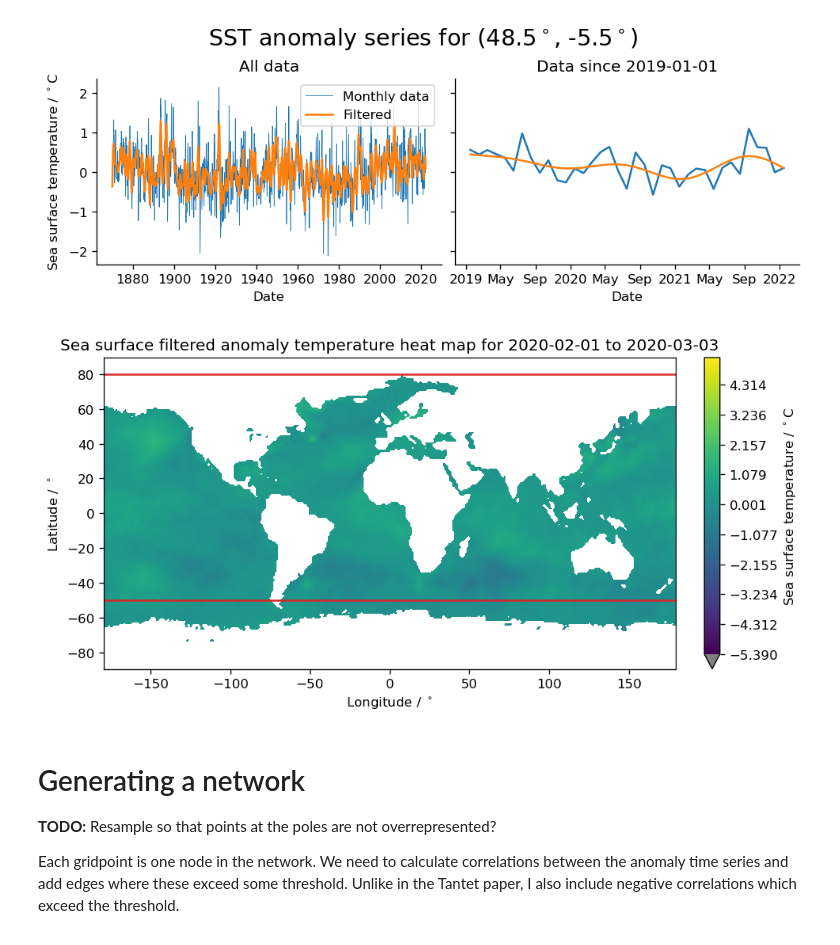
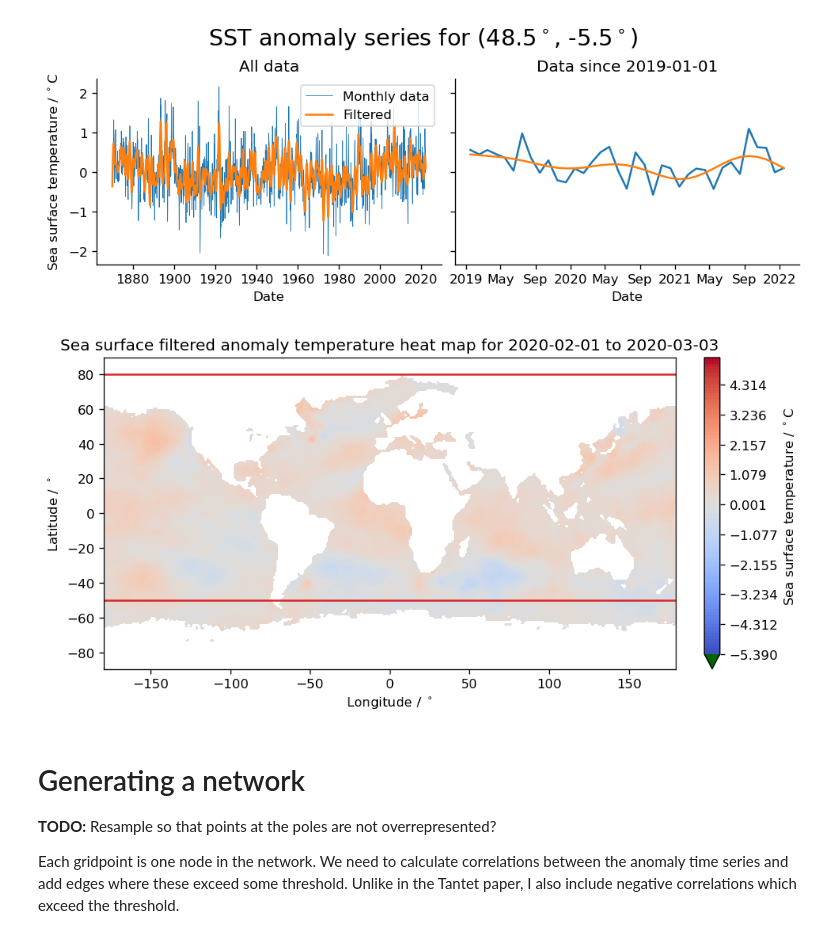
Before and after one commit to JackBuck/MA4M4-assignment, a Jupyter notebook: notebooks/Exploring_SST_Data.ipynb, the cells around one changed output. Drawn from its saved outputs; the diff is of its cells as text; code cells hidden in the pictures.

```diff
--- a/notebooks/Exploring_SST_Data.ipynb
+++ b/notebooks/Exploring_SST_Data.ipynb
@@ -278,35 +285,35 @@ _sst = sst_filt.copy()
 
 _min_temp = _sst.min()
 _max_temp = _sst.max()
 
 fig, ax = plt.subplots(figsize=(8, 4), dpi=120, constrained_layout=True)
 
-cmap = mpl.cm.get_cmap("viridis").with_extremes(under="gray")
+cmap = mpl.cm.get_cmap("coolwarm").with_extremes(under="darkgreen")
 h = ax.contourf(
     ds["longitude"][:].filled(),
     ds["latitude"][:].filled(),
     _sst[_t_ix].filled(np.nan),
     levels=np.linspace(_min_temp-1e-6, _max_temp+1e-6, 100),
     vmin=_min_temp,
     vmax=_max_temp,
     cmap=cmap,
     extend="min",
 )
 fig.colorbar(h, label="Sea surface temperature / $^\\circ\\mathrm{C}$")
 
 ax.axhline(MAX_LATITUDE, color="tab:red")
 ax.axhline(MIN_LATITUDE, color="tab:red")
 
 ax.set_xlabel("Longitude / $^\\circ$")
 ax.set_ylabel("Latitude / $^\\circ$")
 ax.set_title(
     "Sea surface filtered anomaly temperature heat map for {} to {}".format(
         first_date + timedelta(days=ds["time_bnds"][_t_ix, 0].item()),
         first_date + timedelta(days=ds["time_bnds"][_t_ix, 1].item())
     )
 );
 # %% [output]
-[figure, old version]
+[figure, new version]
 # %% [markdown]
 # Generating a network
 **TODO:** Resample so that points at the poles are not overrepresented?
```
Also changed, not shown: parts of 19 cells of this notebook.
